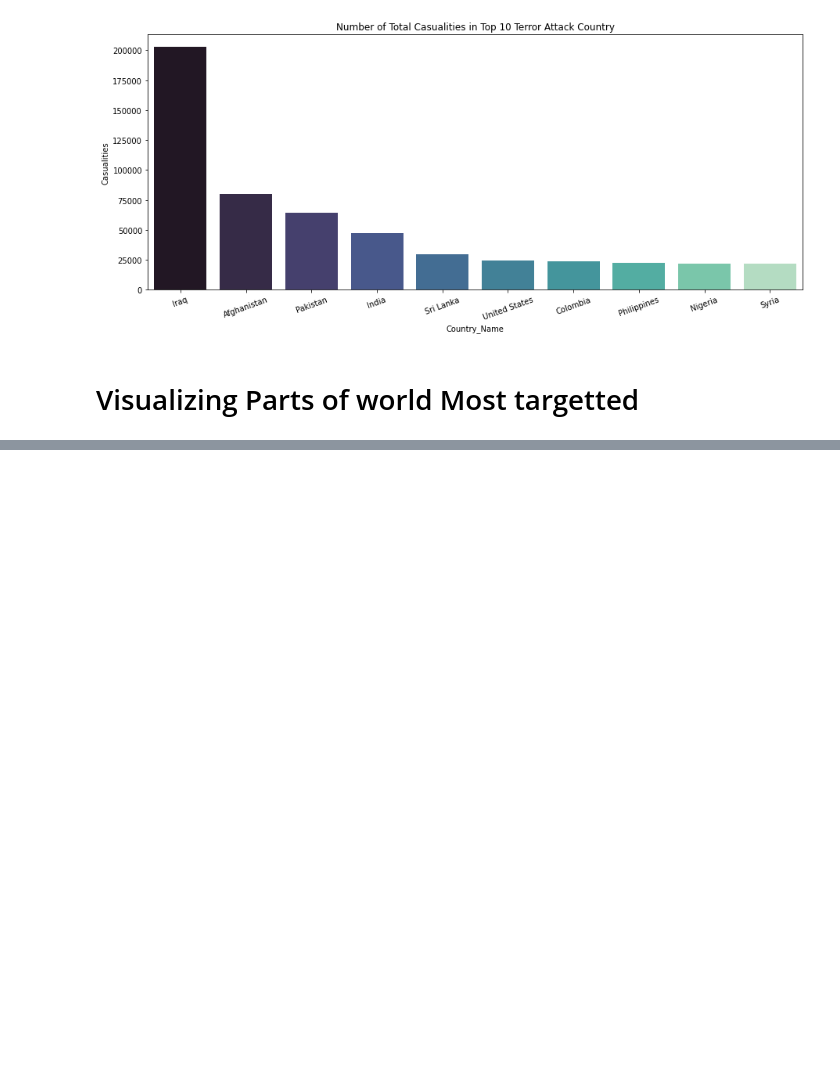
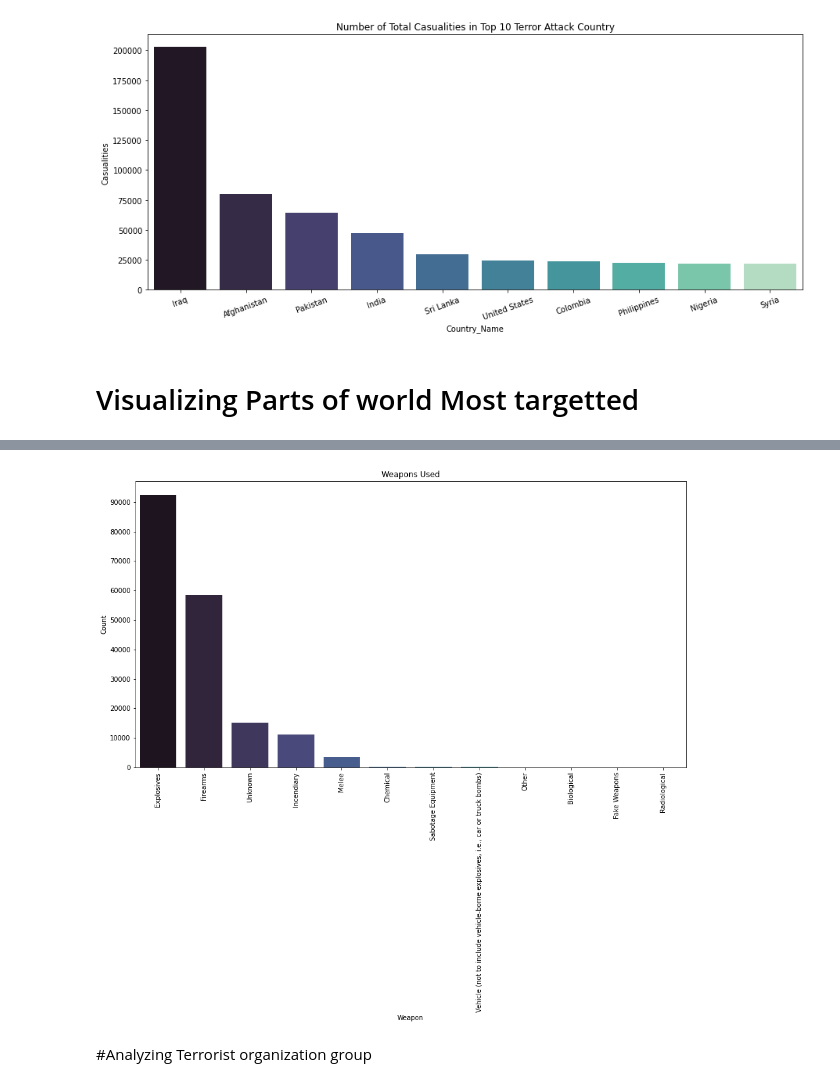
Before and after one commit to Harsh1091996/Global-Terrorism-Analysis, a Jupyter notebook: Himanshu_Sharma_24_02_2021_[ABTN0102]Global_Terrorism_Analysis.ipynb, the cells around one changed output, grey strips where cells are left out. Drawn from its saved outputs; the diff is of its cells as text; code cells hidden in the pictures; blank space fills up the shorter version.

```diff
--- a/Himanshu_Sharma_24_02_2021_[ABTN0102]Global_Terrorism_Analysis.ipynb
+++ b/Himanshu_Sharma_24_02_2021_[ABTN0102]Global_Terrorism_Analysis.ipynb
@@ -176,0 +193,7 @@ fig.show()
+# %%
+weapons = global_terror['Weapon_type'].value_counts()
+weapons = pd.DataFrame(weapons)
+
+weapons.reset_index(level=0, inplace=True)
+weapons.columns = ['Weapon', 'Count']
+weapons
@@ -176,0 +214,11 @@ fig.show()
+# %%
+plt.subplots(figsize=(15,8))
+sns.barplot(x=weapons.Weapon, y=weapons.Count, palette= 'mako')
+plt.xticks(rotation=90)
+plt.yticks(range(0,max(weapons.Count)+1,10000))
+plt.title('Weapons Used')
+plt.show()
+# %% [output]
+[figure, added]
+# %% [markdown]
+#Analyzing Terrorist organization group
```
Also changed, not shown: parts of 17 cells of this notebook.
